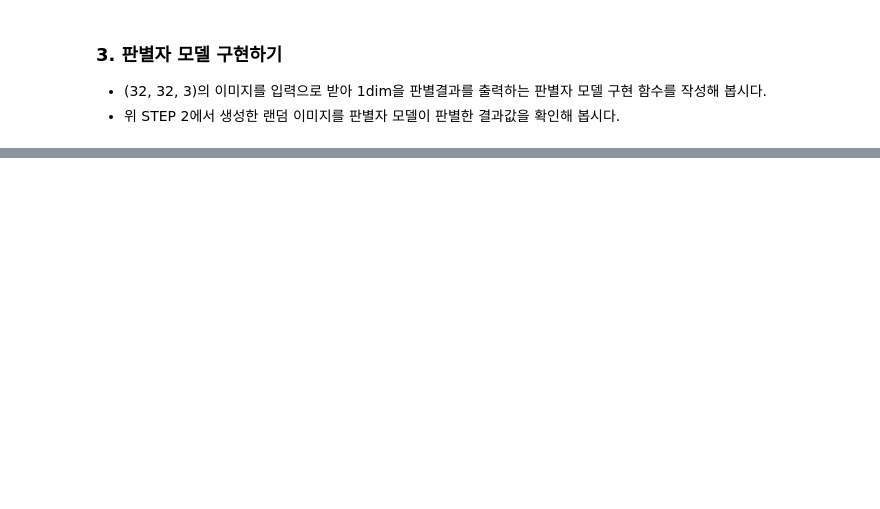
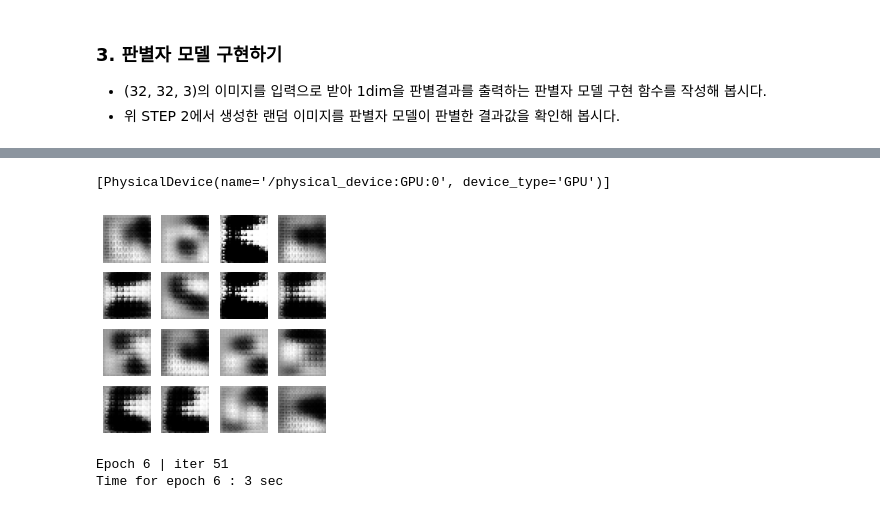
Before and after one commit to happyme2/Aiffel_Exploration, a Jupyter notebook: Ex_12_Fashion_GAN/Ex_12_GAN_CIFAR-10.ipynb, the cells around one changed output, grey strips where cells are left out. Saved outputs shown, nothing was run; the diff lists cells and outputs as text; code cells hidden in the pictures; blank space fills up the shorter version.

```diff
--- a/Ex_12_Fashion_GAN/Ex_12_GAN_CIFAR-10.ipynb
+++ b/Ex_12_Fashion_GAN/Ex_12_GAN_CIFAR-10.ipynb
@@ -197,7 +195,7 @@ def make_discriminator_model():
     model = tf.keras.Sequential()
 
     # First: Conv2D Layer - 이미지의 크기를 줄여나간다.
-    model.add(layers.Conv2D(64, (5, 5), strides=(2, 2), padding='same', input_shape=[32, 32, 1]))
+    model.add(layers.Conv2D(64, (5, 5), strides=(2, 2), padding='same', input_shape=[32, 32, 3]))
     model.add(layers.LeakyReLU())
     model.add(layers.Dropout(0.3))
 
@@ -248,0 +382,49 @@ decision
+# %%
+# 모델 학습 과정 합치기
+
+def train(dataset, epochs, save_every):
+    start = time.time()
+    history = {'gen_loss':[], 'disc_loss':[], 'real_accuracy':[], 'fake_accuracy':[]}
+
+    for epoch in range(epochs):
+        epoch_start = time.time()
+        for it, image_batch in enumerate(dataset):
+            gen_loss, disc_loss, real_accuracy, fake_accuracy = train_step(image_batch)
+            history['gen_loss'].append(gen_loss)
+            history['disc_loss'].append(disc_loss)
+            history['real_accuracy'].append(real_accuracy)
+            history['fake_accuracy'].append(fake_accuracy)
+
+            if it % 50 == 0:
+                display.clear_output(wait=True)
+                generate_and_save_images(generator, epoch+1, it+1, seed)
+                print('Epoch {} | iter {}'.format(epoch+1, it+1))
+                print('Time for epoch {} : {} sec'.format(epoch+1, int(time.time()-epoch_start)))
+
+        if (epoch + 1) % save_every == 0:
+            checkpoint.save(file_prefix=checkpoint_prefix)
+
+        display.clear_output(wait=True)
+        generate_and_save_images(generator, epochs, it, seed)
+        print('Time for training : {} sec'.format(int(time.time()-start)))
+
+        draw_train_history(history, epoch)
+# %%
+save_every = 5
+EPOCHS = 500
+
+# 사용가능한 GPU 디바이스 확인
+tf.config.list_physical_devices("GPU")
+# %% [output]
+[PhysicalDevice(name='/physical_device:GPU:0', device_type='GPU')]
+# %%
+%%time
+train(train_dataset, EPOCHS, save_every)
+
+
+# 학습과정의 loss, accuracy 그래프 이미지 파일이 ~/aiffel/dcgan_newimage/cifar-10/training_history 경로에 생성되고 있으니
+# 진행 과정을 수시로 확인해 보시길 권합니다.
+# %% [output]
+[figure, added]
+Epoch 6 | iter 51
+Time for epoch 6 : 3 sec
```
Also changed, not shown: parts of 26 cells of this notebook.
